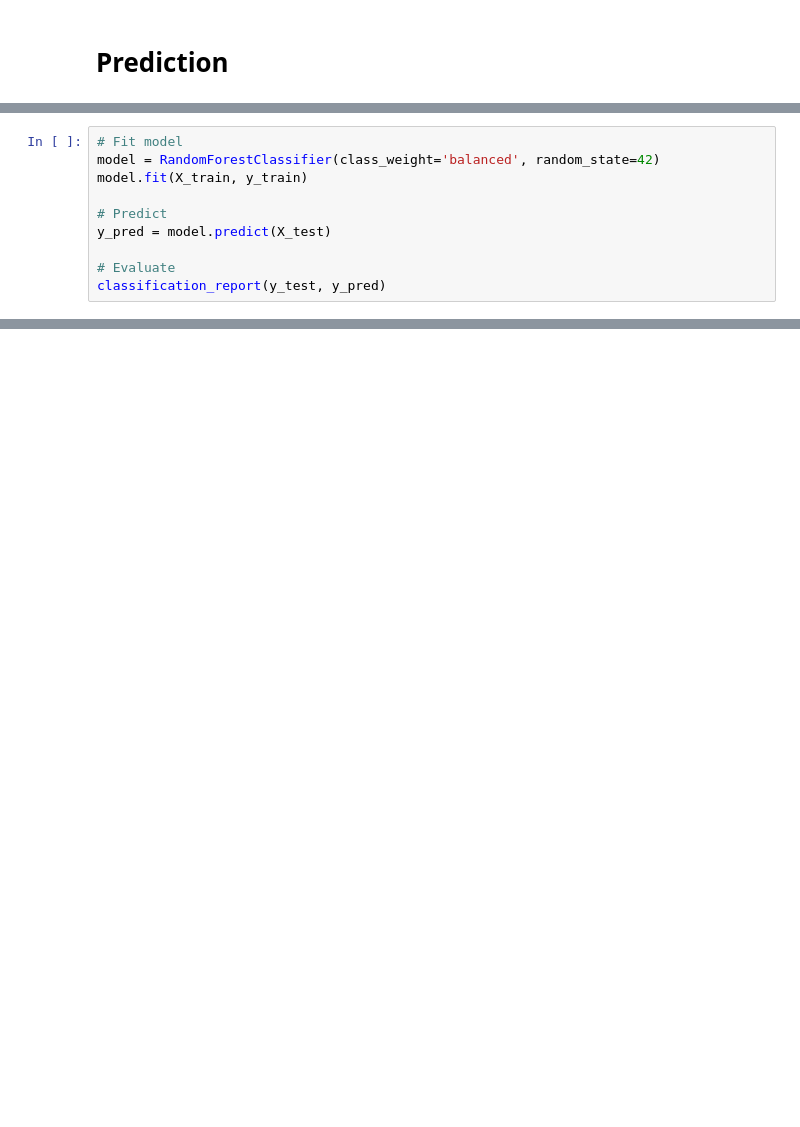
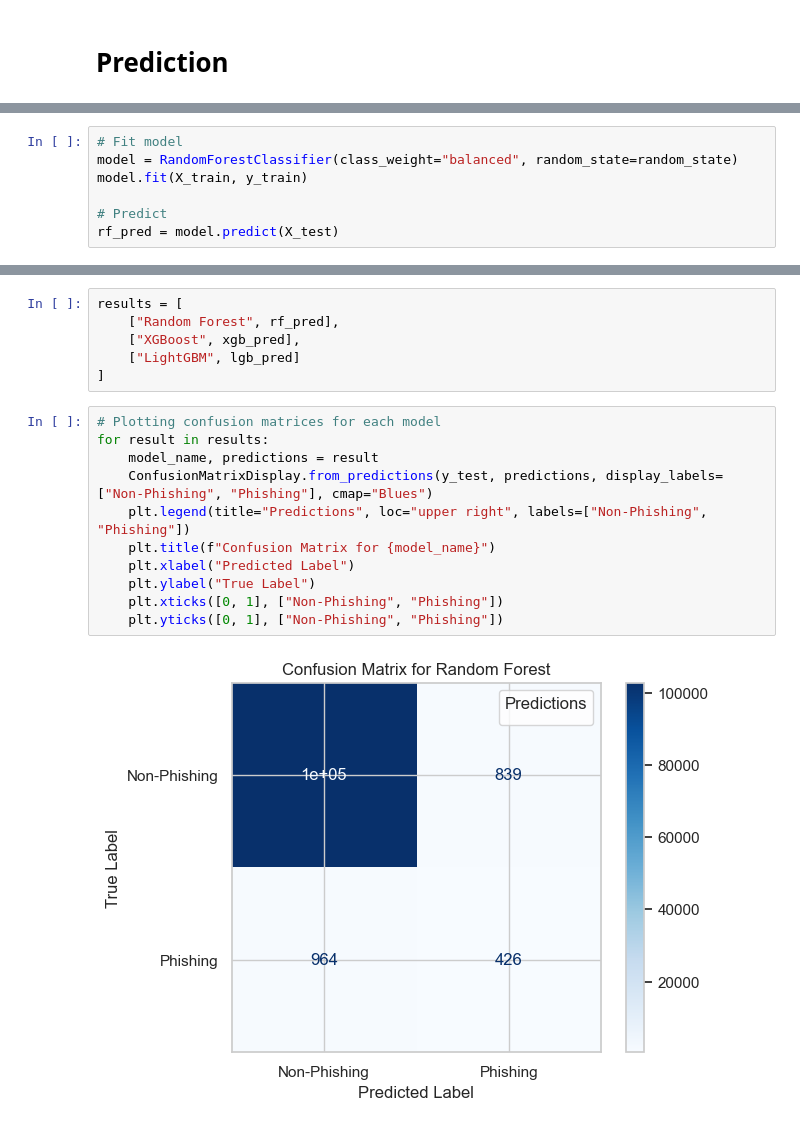
Before and after one commit to th0mas-w/email-phising-detector, a Jupyter notebook: main.ipynb, the cells around one changed output, grey strips where cells are left out. Saved outputs shown, nothing was run; the diff lists cells and outputs as text; blank space fills up the shorter version.

Commit message:
Added ML, email phishing techniques

```diff
--- a/main.ipynb
+++ b/main.ipynb
@@ -274,11 +296,8 @@ X_train, X_test, y_train, y_test = train_test_split(
 )
 # %%
 # Fit model
-model = RandomForestClassifier(class_weight='balanced', random_state=42)
+model = RandomForestClassifier(class_weight="balanced", random_state=random_state)
 model.fit(X_train, y_train)
 
 # Predict
-y_pred = model.predict(X_test)
-
-# Evaluate
-classification_report(y_test, y_pred)
+rf_pred = model.predict(X_test)
@@ -323,0 +379,19 @@ Accuracy: 0.9828
+# %%
+results = [
+    ["Random Forest", rf_pred],
+    ["XGBoost", xgb_pred],
+    ["LightGBM", lgb_pred]
+]
+# %%
+# Plotting confusion matrices for each model
+for result in results:
+    model_name, predictions = result
+    ConfusionMatrixDisplay.from_predictions(y_test, predictions, display_labels=["Non-Phishing", "Phishing"], cmap="Blues")
+    plt.legend(title="Predictions", loc="upper right", labels=["Non-Phishing", "Phishing"])
+    plt.title(f"Confusion Matrix for {model_name}")
+    plt.xlabel("Predicted Label")
+    plt.ylabel("True Label")
+    plt.xticks([0, 1], ["Non-Phishing", "Phishing"])
+    plt.yticks([0, 1], ["Non-Phishing", "Phishing"])
+# %% [output]
+[figure, added]
```
Also changed, not shown: parts of 19 cells of this notebook, 1 other file.
